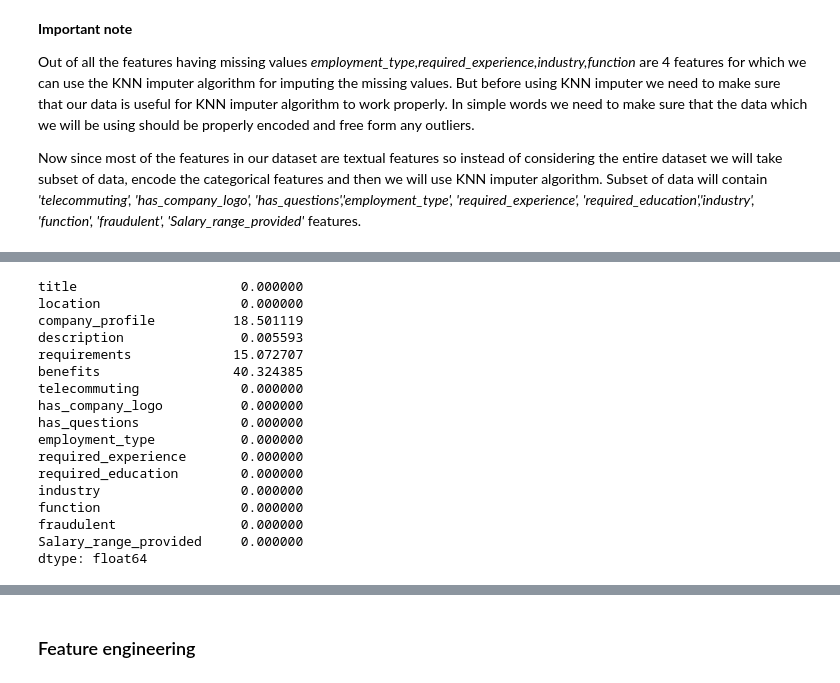
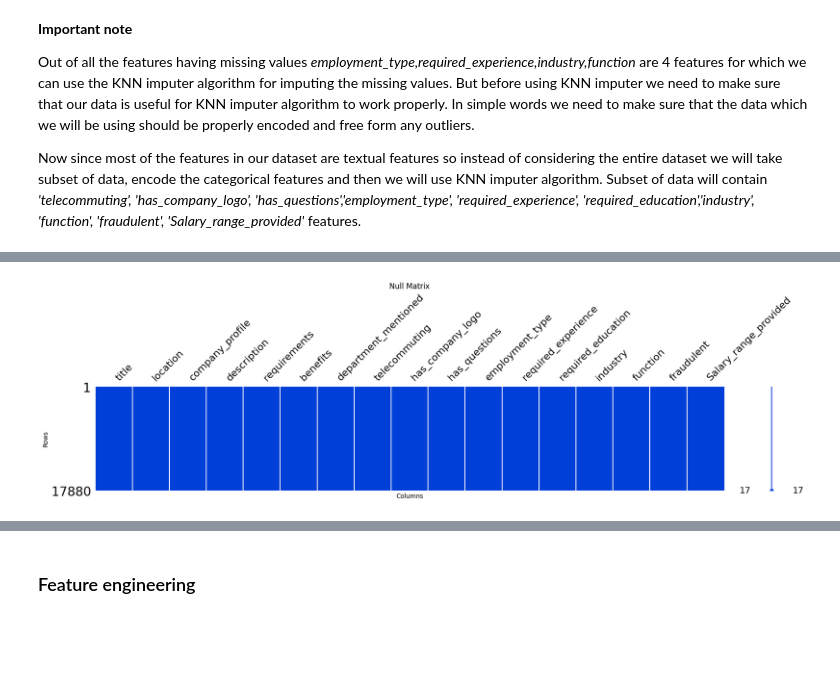
Before and after one commit to yuvraaj2002/Fake-Job-description-detection, a Jupyter notebook: notebook/Code.ipynb, the cells around one changed output, grey strips where cells are left out. Drawn from its saved outputs; the diff is of its cells as text; code cells hidden in the pictures; blank space fills up the shorter version.

```diff
--- a/notebook/Code.ipynb
+++ b/notebook/Code.ipynb
@@ -255,23 +261,20 @@ Latent Dirichlet allocation (LDA): This is a statistical technique that can be u
-# %%
-df.isnull().mean()*100
-# %% [output]
-title                     0.000000
-location                  0.000000
-company_profile          18.501119
-description               0.005593
-requirements             15.072707
-benefits                 40.324385
-telecommuting             0.000000
-has_company_logo          0.000000
-has_questions             0.000000
-employment_type           0.000000
-required_experience       0.000000
-required_education        0.000000
-industry                  0.000000
-function                  0.000000
-fraudulent                0.000000
-Salary_range_provided     0.000000
-dtype: float64
+# %%
+# Impting the missing values with Missing word
+for cols in ['company_profile','requirements','benefits','description']:
+    df[cols].fillna('Missing',inplace=True)
+# %%
+# Plot the null matrix to visualize if there are null values left
+msno.matrix(df,figsize=(20, 3),color=(0, 0.25, 0.85))
+
+# Set plot labels and title
+plt.xlabel('Columns')
+plt.ylabel('Rows')
+plt.title('Null Matrix')
+
+# Show the plot
+plt.show()
+# %% [output]
+[figure, added]
 # %%
 class clean_data:
     lemm = nltk.WordNetLemmatizer()
```
Also changed, not shown: parts of 7 cells of this notebook.
